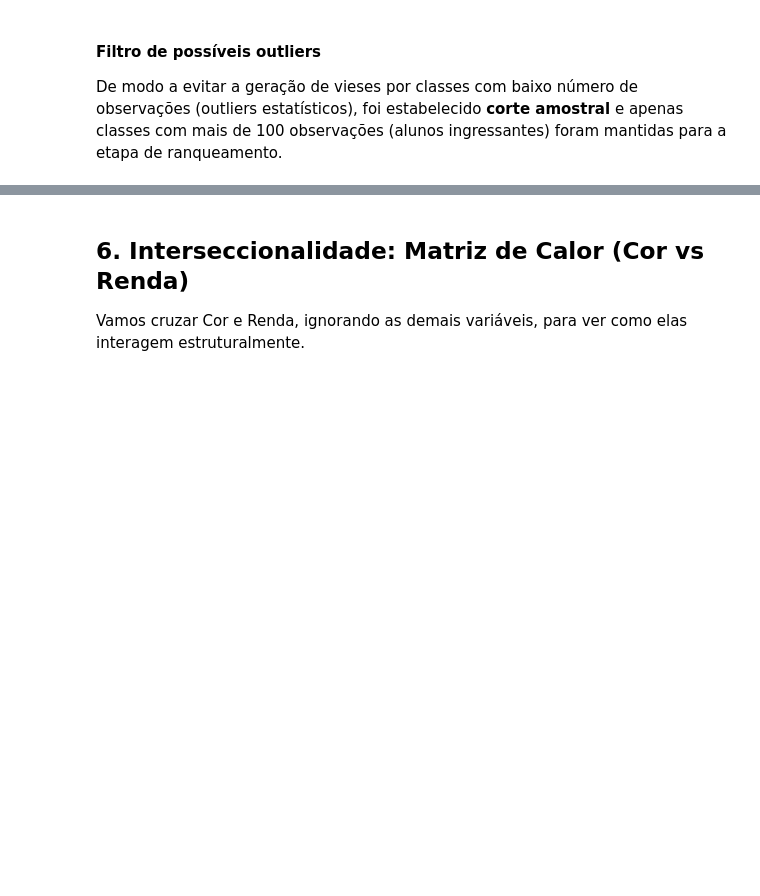
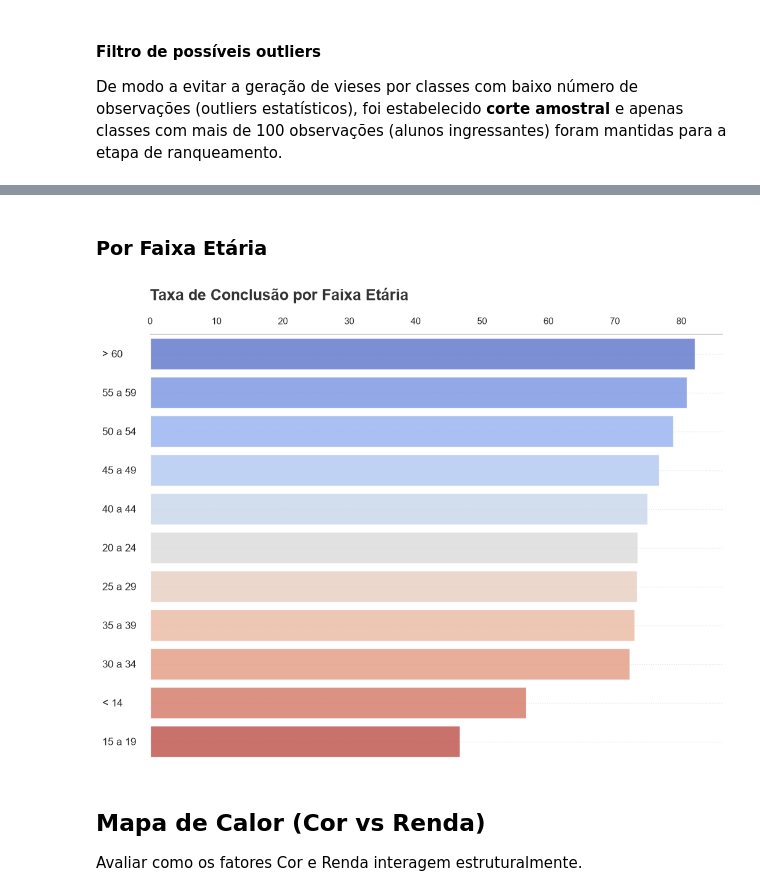
Before and after one commit to Sandro-Ribeiro/Mara_Projeto4, a Jupyter notebook: Notebooks/notePerfisCandidatos_V2.ipynb, the cells around one changed output, grey strips where cells are left out. Saved outputs shown, nothing was run; the diff lists cells and outputs as text; code cells hidden in the pictures; blank space fills up the shorter version.

```diff
--- a/Notebooks/notePerfisCandidatos_V2.ipynb
+++ b/Notebooks/notePerfisCandidatos_V2.ipynb
@@ -168,3 +299,48 @@ plt.show()
+# %% [markdown]
+### Por Faixa Etária
+# %%
+df_idade = df.groupby('FaixaEtaria').agg(
+    ingressantes=('Número de ingressantes', 'sum'),
+    concluintes=('Número de concluintes', 'sum')
+).reset_index()
+df_idade['taxa_conclusao'] = (df_idade['concluintes'] / df_idade['ingressantes']) * 100
+df_idade = df_idade.sort_values(by='taxa_conclusao', ascending=False)
+
+plt.figure(figsize=(12, 9))
+ax = plt.gca()
+
+sns.barplot(
+    data=df_idade,
+    x='taxa_conclusao',
+    y='FaixaEtaria',
+    palette='coolwarm',
+    alpha=0.85,
+    errorbar=None)
+
+plt.title(
+    'Taxa de Conclusão por Faixa Etária',
+    loc='left',
+    pad=40,
+    fontsize=18,
+    weight='bold',
+    color='#333333'
+    )
+
+plt.xlabel('')
+plt.ylabel('')
+ax.xaxis.tick_top()
+ax.xaxis.set_label_position('top')
+
+# Alinhamento à esquerda (pad de 60 é suficiente para os números de faixa etária)
+ax.set_yticklabels(ax.get_yticklabels(), ha='left', fontsize=12)
+ax.tick_params(axis='y', pad=50)
+
+plt.grid(False, axis='x')
+plt.grid(True, axis='y', linestyle=':', alpha=0.5, color='#cccccc')
+sns.despine(left=True, bottom=True, top=False)
+plt.show()
+# %% [output]
+[figure, added]
 # %% [markdown]
-## 6. Interseccionalidade: Matriz de Calor (Cor vs Renda)
-Vamos cruzar Cor e Renda, ignorando as demais variáveis, para ver como elas interagem estruturalmente.
+## Mapa de Calor (Cor vs Renda)
+Avaliar como os fatores Cor e Renda interagem estruturalmente.
```
Also changed, not shown: parts of 28 cells of this notebook.
